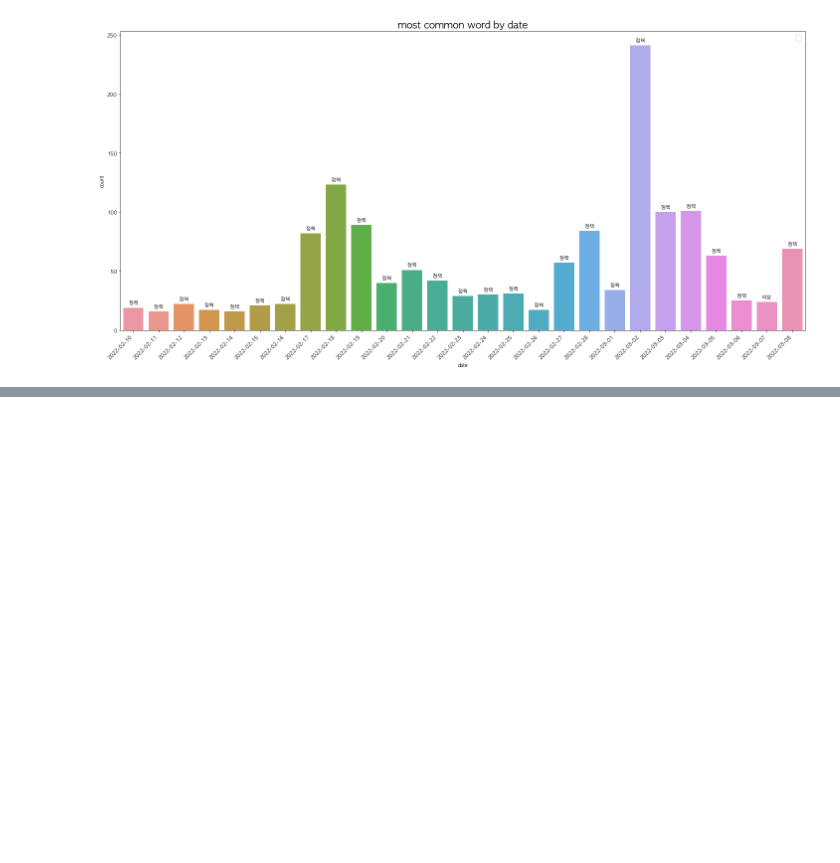
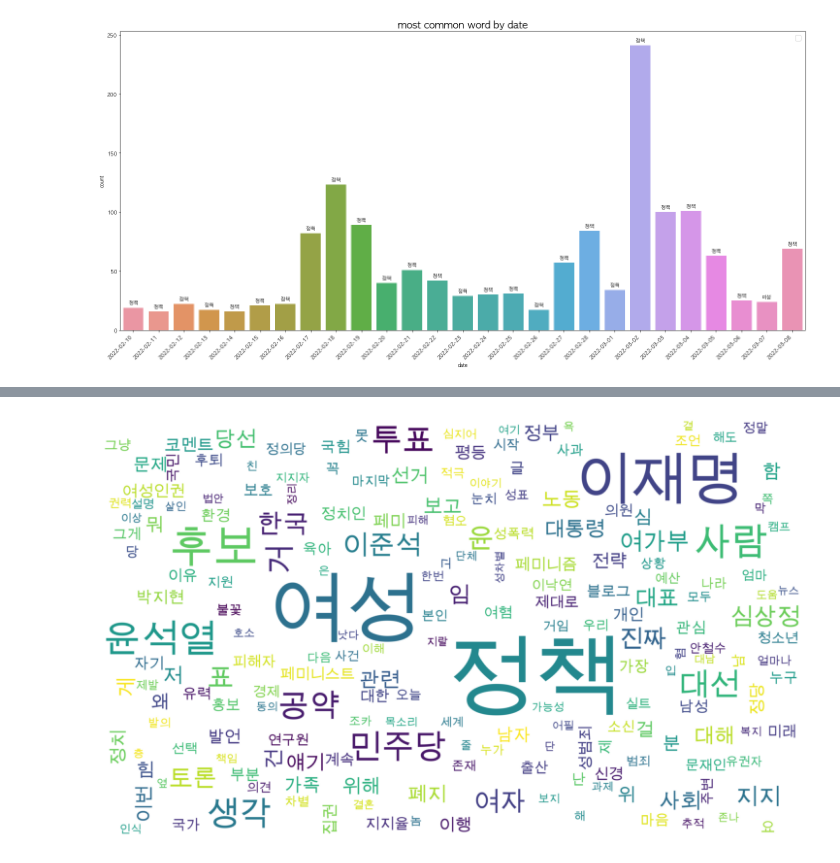
Before and after one commit to solyourock/ML_study, a Jupyter notebook: NLP/twitter_eda.ipynb, the cells around one changed output, grey strips where cells are left out. Saved outputs shown, nothing was run; the diff lists cells and outputs as text; code cells hidden in the pictures; blank space fills up the shorter version.

```diff
--- a/NLP/twitter_eda.ipynb
+++ b/NLP/twitter_eda.ipynb
@@ -216,7 +259,6 @@ save_fig('word length distribution')
 # %%
 # stopword 단어 분포
-
-def stopwords(words, stop_words):
+def only_stopwords(words, stop_words):
     words_new = []
 
     for word in words:
@@ -376,0 +448,9 @@ No handles with labels found to put in legend.
+# %%
+# 긍정
+words = [n for n in women_policy_p['tokenizing'] if len(n) > 1]
+words = sum(words, [])
+words_new = stopwords(words, stop_words)
+c, cw = common_words(words_new, 200)
+wordcloud(c)
+# %% [output]
+[figure, added]
```
Also changed, not shown: parts of 28 cells of this notebook.
